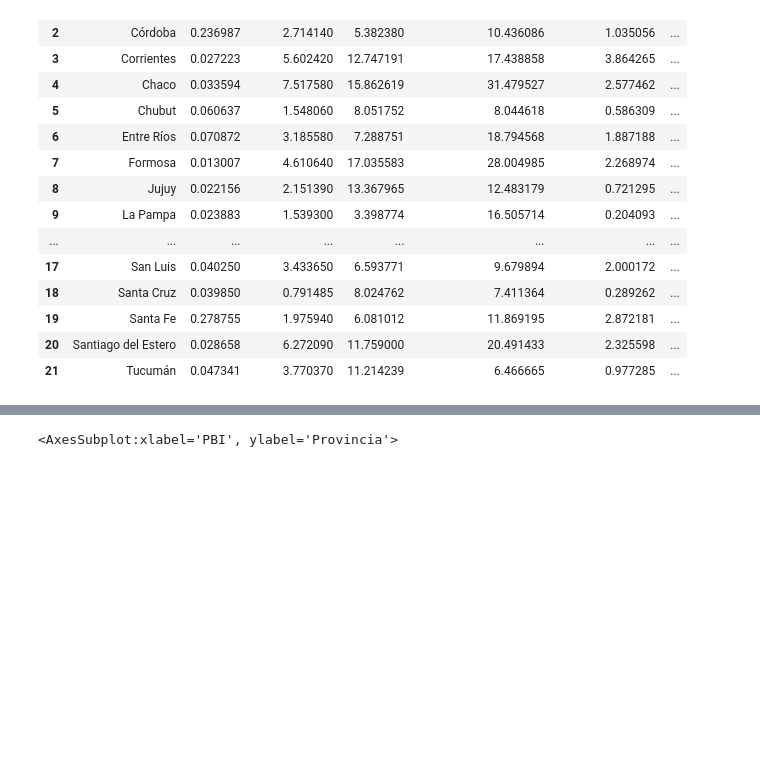
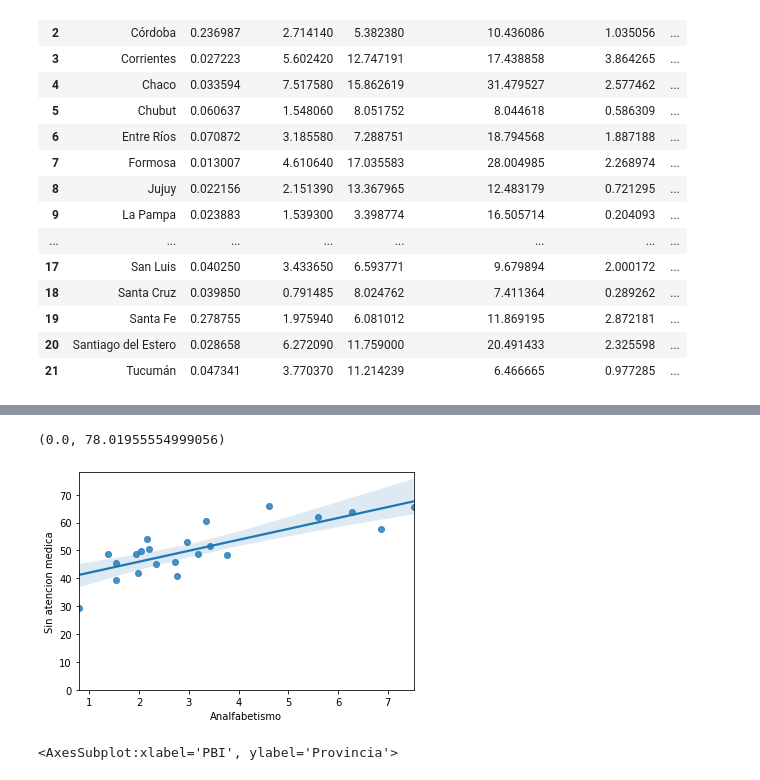
Before and after one commit to NestorDiazDataSC/Analisis-Data-Argentina, a Jupyter notebook: Analisis Argentina.ipynb, the cells around one changed output, grey strips where cells are left out. Saved outputs shown, nothing was run; the diff lists cells and outputs as text; code cells hidden in the pictures; blank space fills up the shorter version.

```diff
--- a/Analisis Argentina.ipynb
+++ b/Analisis Argentina.ipynb
@@ -149,3 +151,9 @@ plt.ylim(0)
+# %%
+sns.regplot(x="Analfabetismo", y="Sin atencion medica", data=df)   # Con esto graficamos las 2 mejores correlaciones del DF
+plt.ylim(0)
+# %% [output]
+(0.0, 78.01955554999056)
+[figure, added]
 # %%
 sns.boxplot (x="PBI", y="Provincia", data=df) # Graficar en barras solo se usa cuando definimos en Y una variable categorica
 # %% [output]
```
Also changed, not shown: parts of 12 cells of this notebook.
